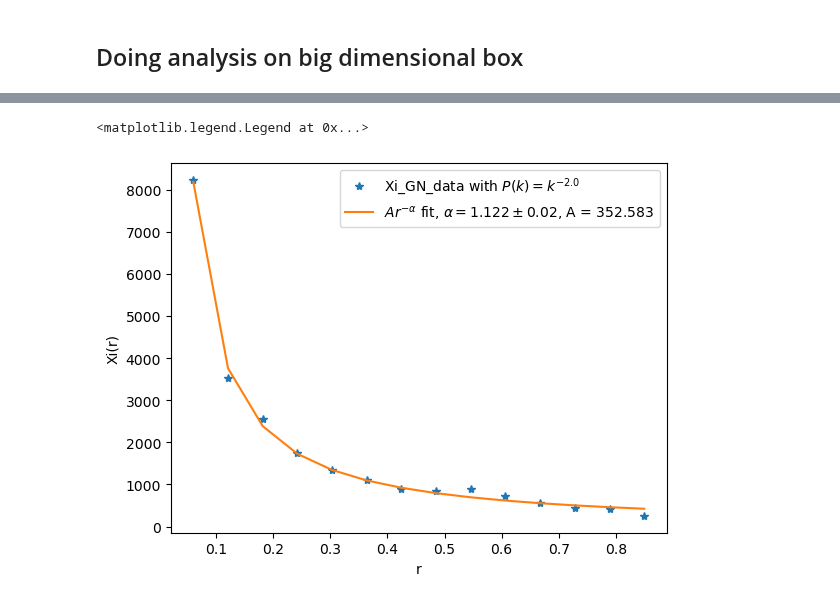
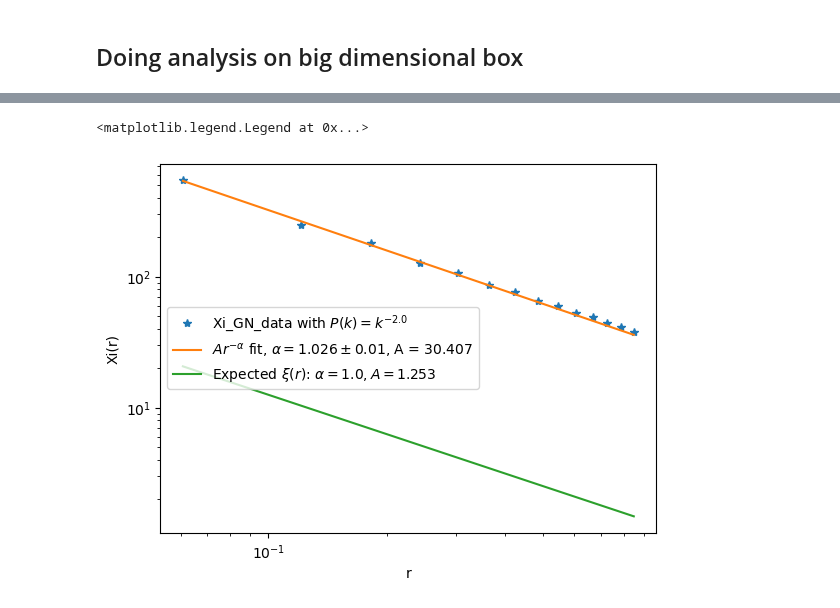
Before and after one commit to VibinRam/DP2, a Jupyter notebook: Codes/Clustering_simulation/GonzNuevoCheck2.0.ipynb, the cells around one changed output, grey strips where cells are left out. Drawn from its saved outputs; the diff is of its cells as text; code cells hidden in the pictures.

```diff
--- a/Codes/Clustering_simulation/GonzNuevoCheck2.0.ipynb
+++ b/Codes/Clustering_simulation/GonzNuevoCheck2.0.ipynb
@@ -37,7 +37,7 @@ def GonzNuevo(box_p, N_side, L_side, n_bar, pk_cl, k_for_P, pseudo_fact):
         pk[i] = np.average(np.absolute(box_delk[np.where((modk_grid >= k1) & (modk_grid < k2))]) ** 2)
 
     box_vol = (N_side * del_x)**3
-    pk = pk/box_vol
+    pk = pk/box_vol * np.power(np.sqrt(2 * np.pi), 3)
 
     #----------------------------------------------------------------------------------------------------
     #plotting the pks
@@ -80,7 +80,7 @@ def GonzNuevo(box_p, N_side, L_side, n_bar, pk_cl, k_for_P, pseudo_fact):
     for i, (k1, k2) in enumerate(zip(k_for_P[:-1], k_for_P[1:])):
         pk_new[i] = np.average(np.absolute(box_delk_new[np.where((modk_grid >= k1) & (modk_grid < k2))]) ** 2)
 
-    pk_new = pk_new/box_vol
+    pk_new = pk_new/box_vol * np.power(np.sqrt(2 * np.pi), 3)
 
     #plotting the new psd vs the given one
     fig, (ax1, ax2) = plt.subplots(1, 2, figsize=(10,5))
@@ -245,9 +248,9 @@ big_box_p = np.random.poisson(lam=n_bar, size=(N_side, N_side, N_side))
 
 #Lets make the k's needed for the power spectrum.
 k_min = 0 #2 * np.pi/(N_side * del_x) # changing minimum to 0 to see the effect
-k_max = 2 * np.pi/(2 * del_x) * np.sqrt(3)#Changing the max k value to match the max in k grid.
+k_max = 2 * np.pi/(2 * del_x)* np.sqrt(3)#Changing the max k value to match the max in k grid.
 assert (N_side % 2 == 0)
-k_for_P = np.linspace(k_min, k_max, N_side//2 + 4)
+k_for_P = np.linspace(k_min, k_max, N_side//2)# + 4)
 
 #Now we have to make a desired power spectrum pk_cl
 delta_of_k = 2.0
@@ -285,26 +288,35 @@ sub_box_mean = np.average(sub_box_GN)
 # %%
+sub_box_GN = np.copy(np.real(big_box_GN))
+sub_box_mean = np.average(sub_box_GN)
+N_side = 512
+
 # I am finding the 2pcf along axis 0 here
 dim = np.shape(sub_box_GN)[0]
 temp_x_min = 1
 temp_x_max = 15
 temp_corr = np.zeros(temp_x_max - temp_x_min)
 for i, temp_x in enumerate(range(temp_x_min, temp_x_max)):
-    temp_corr[i] = np.average((sub_box_GN[:,:dim-temp_x,:]-sub_box_mean) * (sub_box_GN[:,temp_x:,:]-sub_box_mean))
-
+    temp_corr[i] = np.sum((sub_box_GN[:,:dim-temp_x,:]-sub_box_mean) * (sub_box_GN[:,temp_x:,:]-sub_box_mean))/ (N_side** 3)
 
 def pow_func(r, A, alpha):
     return A * np.power(r, -alpha)
-temp_x = del_x * np.arange(temp_x_min, temp_x_max)
+temp_x = np.arange(temp_x_min, temp_x_max) * (del_x)
 
 temp_popt, temp_pcov = spo.curve_fit(pow_func, temp_x, temp_corr)
 
 plt.plot(temp_x, temp_corr, '*', label = r"Xi_GN_data with $P(k) = k^{{-{}}}$".format(delta_of_k))
 plt.plot(temp_x, pow_func(temp_x, temp_popt[0], temp_popt[1]), label=r'$Ar^{{-\alpha}}$ fit, $\alpha = {}\pm{}$, A = {}'.format(np.round(temp_popt[1],3),np.round(np.sqrt(temp_pcov[1,1]), 2), \
                                                                                                                     np.round(temp_popt[0],3)))
+#Expected correlation function
+alpha_expect = 3 - delta_of_k
+A_expect = (sps.gamma(alpha_expect/2))/ (const_of_k * np.power(2, 1 - alpha_expect/2) * sps.gamma((3 - alpha_expect)/2))
+plt.plot(temp_x, pow_func(temp_x, A_expect, alpha_expect), label=r"Expected $\xi(r)$: $\alpha = {}, A = {}$".format(np.round(alpha_expect,3), np.round(A_expect,3)))
+plt.yscale('log')
+plt.xscale('log')
 plt.xlabel('r')
 plt.ylabel('Xi(r)')
 plt.legend()
 # %% [output]
 <matplotlib.legend.Legend at 0x...>
-[figure, old version]
+[figure, new version]
 # %%
```
Also changed, not shown: parts of 6 cells of this notebook.
